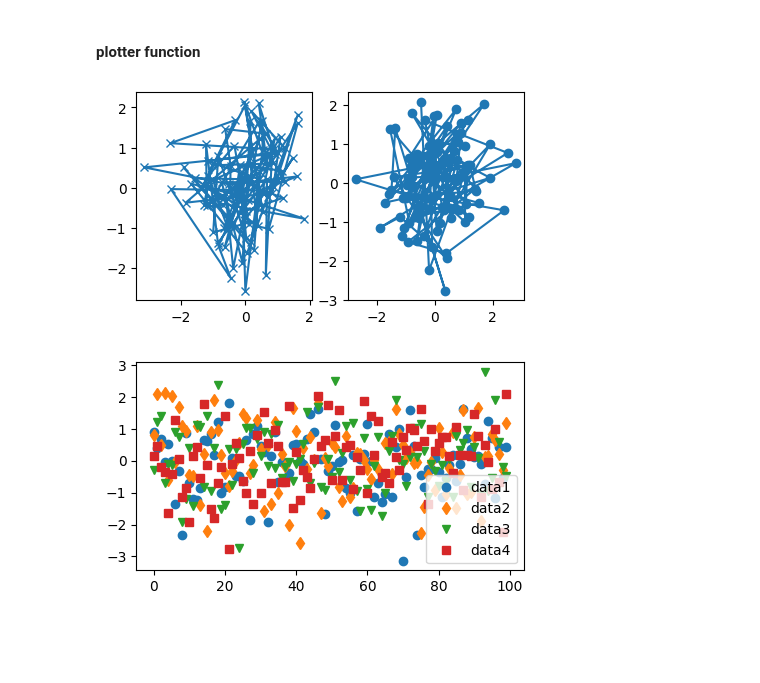
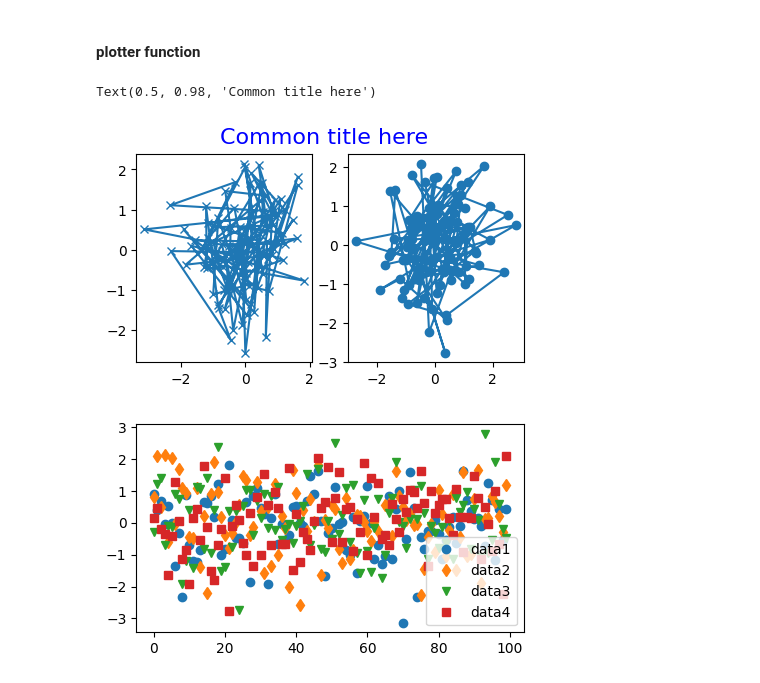
Before and after one commit to IgorBeHolder/Netology, a Jupyter notebook: Python MathPlotLib VIZ.ipynb, the cells around one changed output. Drawn from its saved outputs; the diff is of its cells as text; code cells hidden in the pictures; blank space fills up the shorter version.

```diff
--- a/Python MathPlotLib VIZ.ipynb
+++ b/Python MathPlotLib VIZ.ipynb
@@ -61,10 +61,12 @@ def my_plotter(ax, data1, data2, param_dict):
 # %%
 data1, data2, data3, data4 = np.random.randn(4, 100)  # make 4 random data sets
 fig, (ax1, ax2) = plt.subplots(1, 2, figsize=(5, 2.7))
 my_plotter(ax1, data1, data2, {'marker': 'x'})
 my_plotter(ax2, data3, data4, {'marker': 'o'});
+plt.suptitle("Common title here", fontsize = 16, color = 'b')
 # %% [output]
+Text(0.5, 0.98, 'Common title here')
-[figure, old version]
+[figure, new version]
 # %%
 fig, ax = plt.subplots(figsize=(5, 2.7))
 ax.plot(data1, 'o', label='data1')
```
Also changed, not shown: 2 other files.
